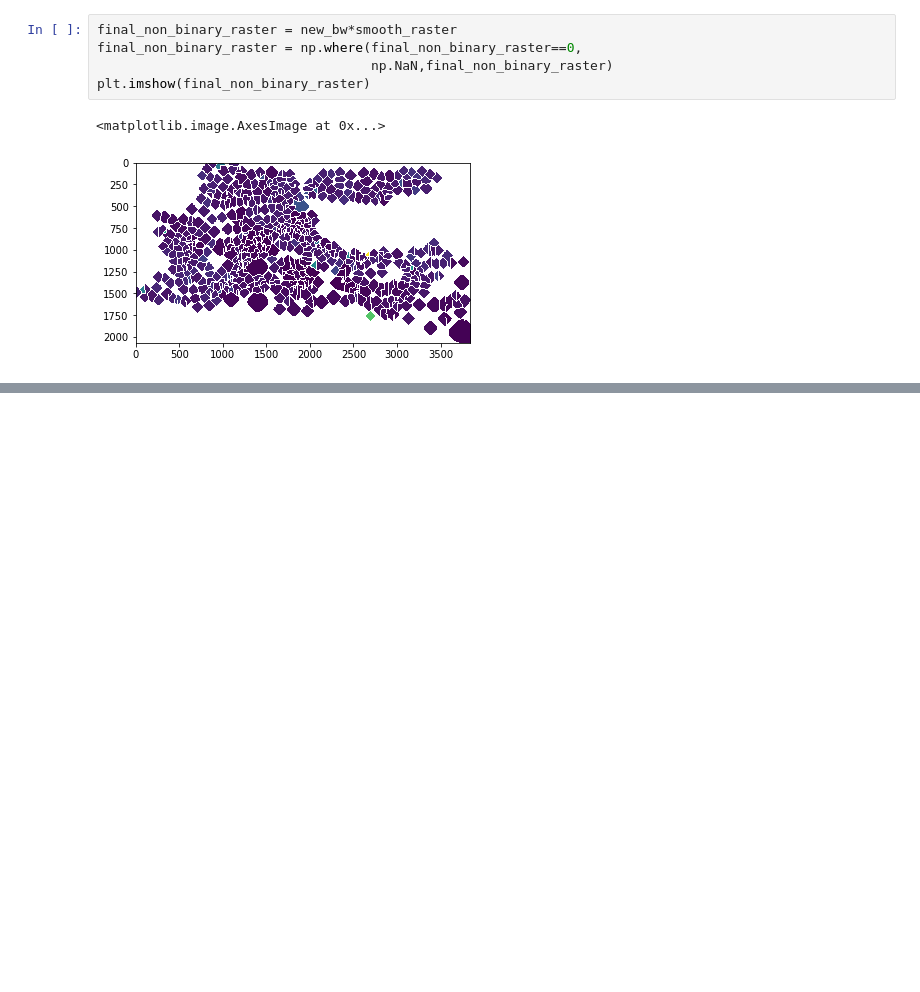
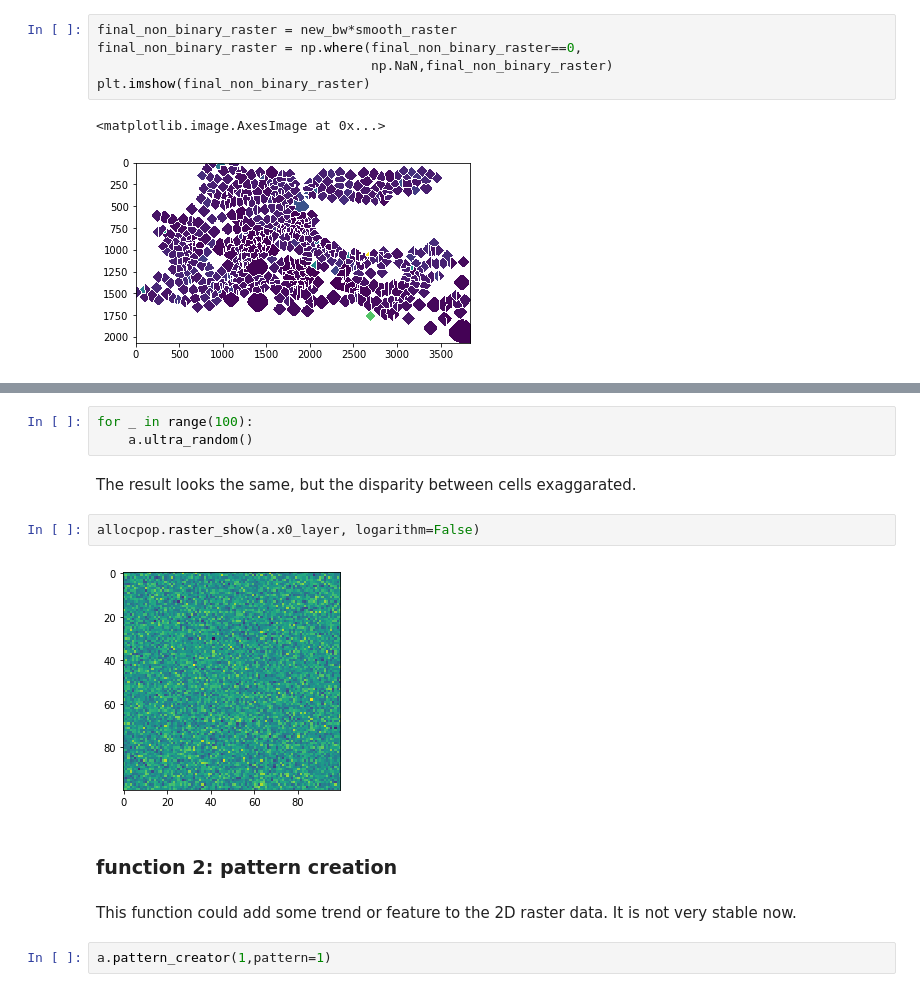
Before and after one commit to mi-geo/SpaJava, a Jupyter notebook: Readme.ipynb, the cells around one changed output, grey strips where cells are left out. Drawn from its saved outputs; the diff is of its cells as text; blank space fills up the shorter version.

```diff
--- a/Readme.ipynb
+++ b/Readme.ipynb
@@ -156,0 +187,15 @@ plt.imshow(final_non_binary_raster)
+# %%
+for _ in range(100):
+    a.ultra_random()
+# %% [markdown]
+The result looks the same, but the disparity between cells exaggarated.
+# %%
+allocpop.raster_show(a.x0_layer, logarithm=False)
+# %% [output]
+[figure, added]
+# %% [markdown]
+### function 2: pattern creation
+# %% [markdown]
+This function could add some trend or feature to the 2D raster data. It is not very stable now.
+# %%
+a.pattern_creator(1,pattern=1)
```
Also changed, not shown: parts of 18 cells of this notebook, 3 other files.
